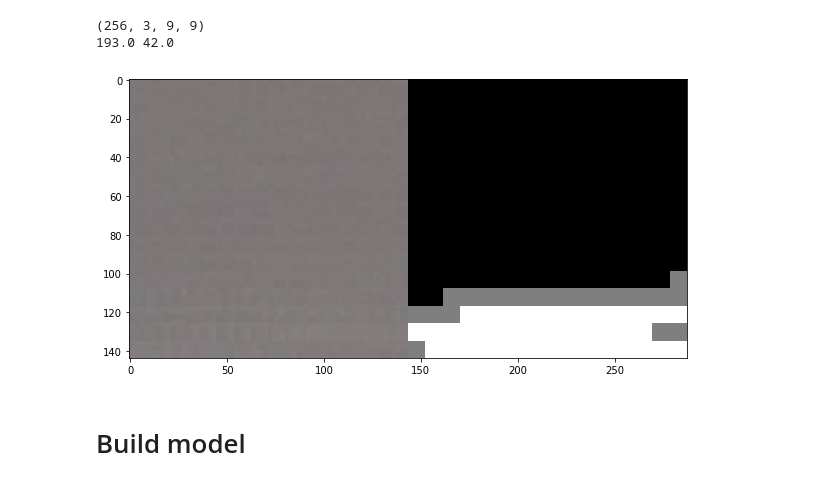
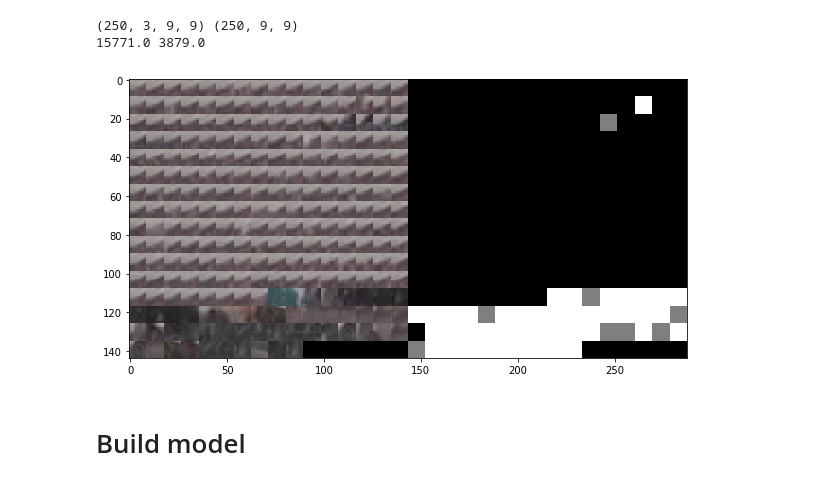
Before and after one commit to nvvaulin/gmm_segmentation, a Jupyter notebook: GMM_SEG.ipynb, the cells around one changed output. Cells and saved outputs as stored; diff of their text form; code cells hidden in the pictures.

Commit message:
train network (simple gmm)

```diff
--- a/GMM_SEG.ipynb
+++ b/GMM_SEG.ipynb
@@ -15,7 +18,7 @@ cfg.gm_num = 4
 cfg.ndim = 12
 cfg.NAME_PREFIX = ''
 cfg.NETWORK = 'conv4_net_dense'
-cfg.NAME=cfg.NAME_PREFIX+cfg.NETWORK+'%d'%(cfg.ndim)
+cfg.NAME='experiments/'+cfg.NAME_PREFIX+cfg.NETWORK+'%d'%(cfg.ndim)
 
 cfg.TRAIN = EasyDict()
 cfg.TRAIN.EPOCH = 0
@@ -49,20 +36,29 @@ test_loader = TieLoader('data/test_ties%d'%cfg.DATASET.T_SIZE,
+# %%
+
+train_loader = PatchLoader('data/train_%d'%cfg.DATASET.T_SIZE,
+                           cfg.DATASET.T_SIZE,
+                           cfg.SEQ_LENGTH,
+                           cfg.DATASET.TRAIN_MINR,
+                           cfg.DATASET.TRAIN_MAXR,
+                           cfg.TILE_SIZE,
+                           cfg.DATASET.CASHE_SAMPLES)
 # %%
 from dataset_tools import draw
 from loader import data_generator
 import matplotlib.pyplot as plt
 %matplotlib inline
-for x,y in data_generator(test_loader,epoch_size=1,shuffle=False):
-    print x.shape
+for x,y in data_generator(train_loader,epoch_size=1,shuffle=False):
+    print x.shape,y.shape
     print np.ones_like(y)[y<0.1].sum(),np.ones_like(y)[y>0.9].sum()
     x = np.transpose(x,(0,2,3,1)).astype(np.uint8)
     y = (y*255.).astype(np.uint8)
     _y = np.zeros(x.shape[:3],dtype=np.uint8)
 
     _y[:] = y[:,0,0][:,None,None]
     draw(x,_y)
 # %% [output]
-(256, 3, 9, 9)
-193.0 42.0
+(250, 3, 9, 9) (250, 9, 9)
+15771.0 3879.0
-[figure, old version]
+[figure, new version]
 # %% [markdown]
 # Build model
```
Also changed, not shown: parts of 6 cells of this notebook, 5 other files.
